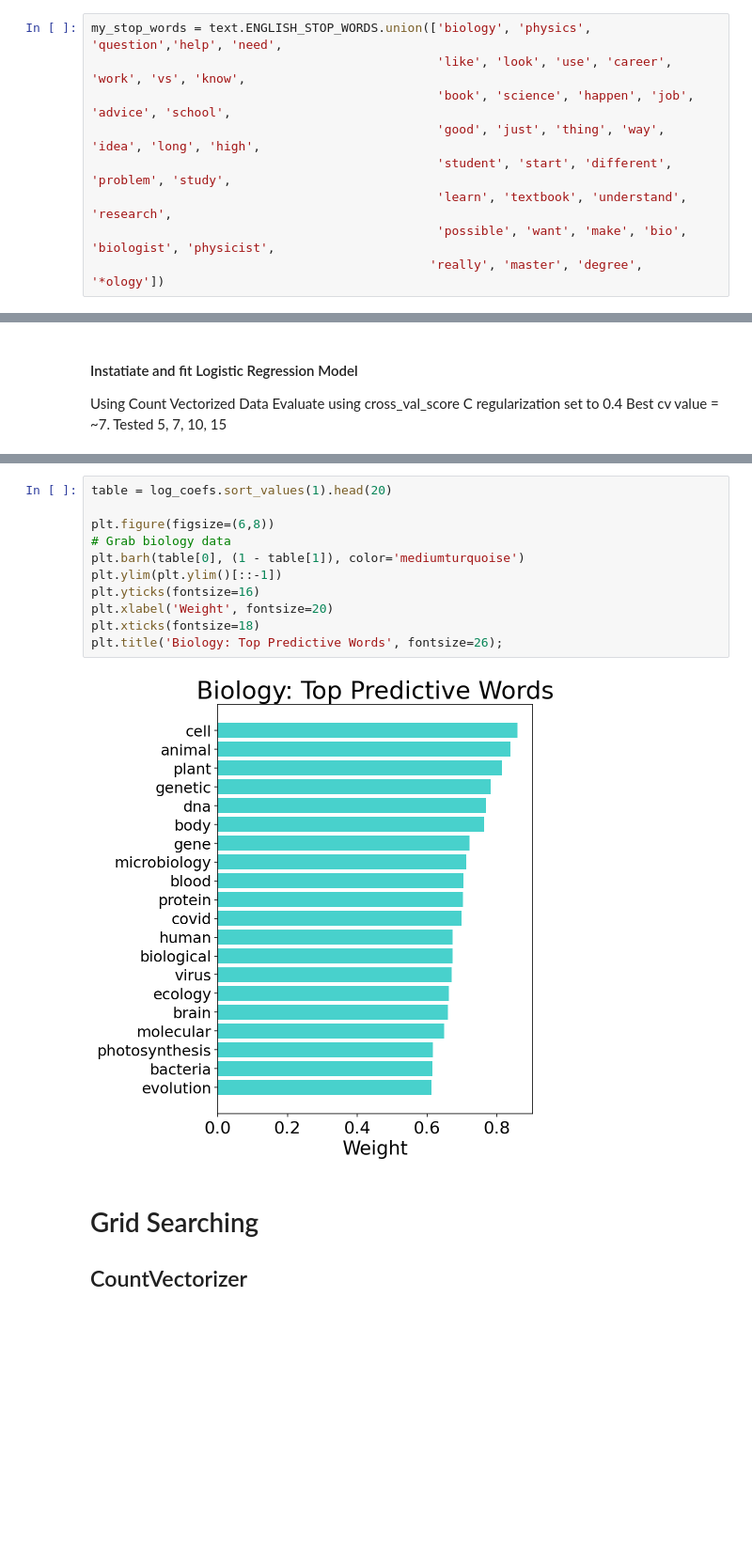
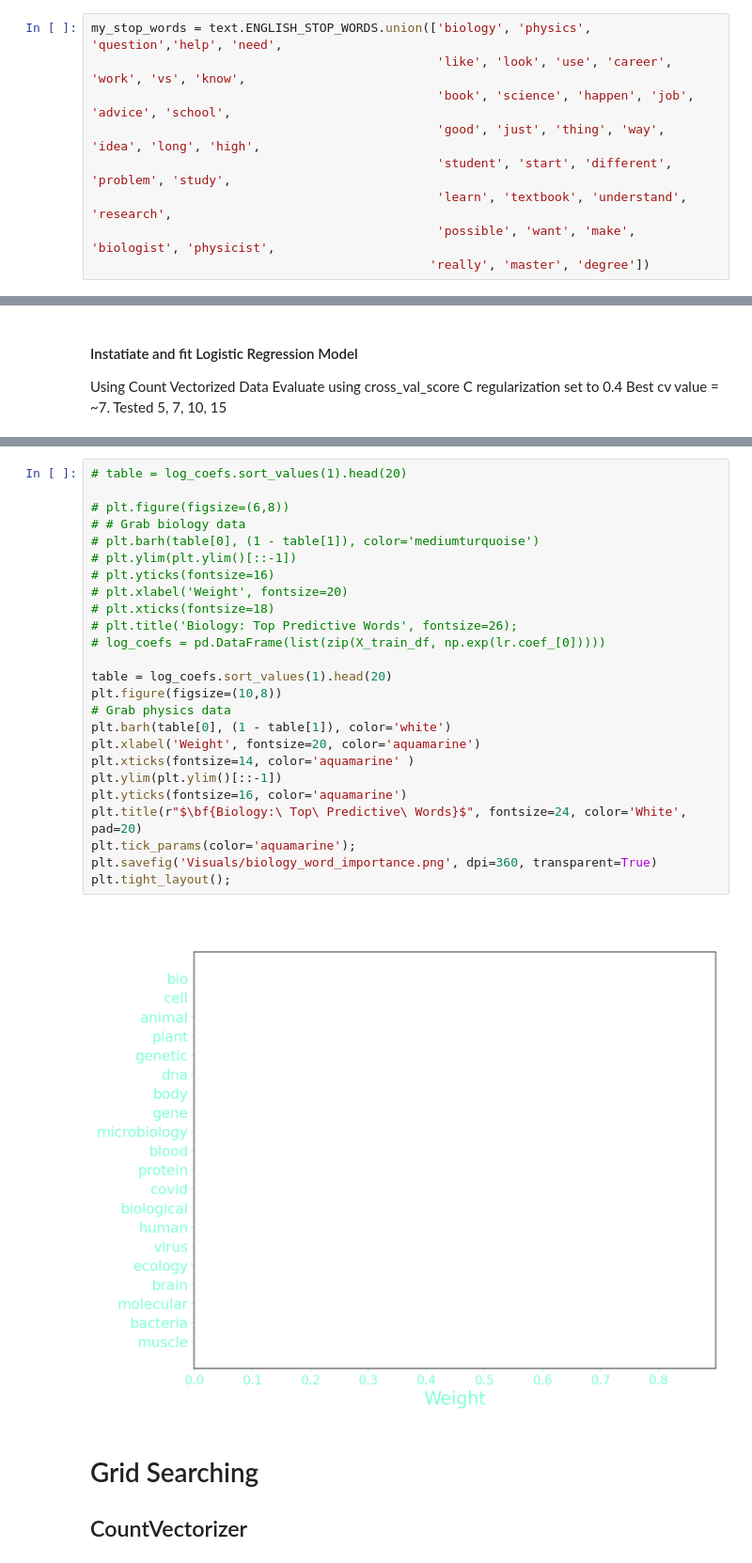
Before and after one commit to soulclimberchick/Publication-Topic-Classification, a Jupyter notebook: Code.ipynb, the cells around one changed output, grey strips where cells are left out. Shown at 94% size. Drawn from its saved outputs; the diff is of its cells as text; blank space fills up the shorter version.

```diff
--- a/Code.ipynb
+++ b/Code.ipynb
@@ -105,5 +102,5 @@ my_stop_words = text.ENGLISH_STOP_WORDS.union(['biology', 'physics', 'question',
                                                'good', 'just', 'thing', 'way', 'idea', 'long', 'high',
                                                'student', 'start', 'different', 'problem', 'study',
                                                'learn', 'textbook', 'understand', 'research',
-                                               'possible', 'want', 'make', 'bio', 'biologist', 'physicist',
-                                              'really', 'master', 'degree', '*ology'])
+                                               'possible', 'want', 'make', 'biologist', 'physicist',
+                                              'really', 'master', 'degree'])
@@ -216,16 +226,30 @@ Plot coefs
 # %%
+# table = log_coefs.sort_values(1).head(20)
+
+# plt.figure(figsize=(6,8))
+# # Grab biology data
+# plt.barh(table[0], (1 - table[1]), color='mediumturquoise')
+# plt.ylim(plt.ylim()[::-1])
+# plt.yticks(fontsize=16)
+# plt.xlabel('Weight', fontsize=20)
+# plt.xticks(fontsize=18)
+# plt.title('Biology: Top Predictive Words', fontsize=26);
+# log_coefs = pd.DataFrame(list(zip(X_train_df, np.exp(lr.coef_[0]))))
+
 table = log_coefs.sort_values(1).head(20)
-
-plt.figure(figsize=(6,8))
-# Grab biology data
-plt.barh(table[0], (1 - table[1]), color='mediumturquoise')
+plt.figure(figsize=(10,8))
+# Grab physics data
+plt.barh(table[0], (1 - table[1]), color='white')
+plt.xlabel('Weight', fontsize=20, color='aquamarine')
+plt.xticks(fontsize=14, color='aquamarine' )
 plt.ylim(plt.ylim()[::-1])
-plt.yticks(fontsize=16)
-plt.xlabel('Weight', fontsize=20)
-plt.xticks(fontsize=18)
-plt.title('Biology: Top Predictive Words', fontsize=26);
+plt.yticks(fontsize=16, color='aquamarine')
+plt.title(r"$\bf{Biology:\ Top\ Predictive\ Words}$", fontsize=24, color='White', pad=20)
+plt.tick_params(color='aquamarine');
+plt.savefig('Visuals/biology_word_importance.png', dpi=360, transparent=True)
+plt.tight_layout();
 # %% [output]
-[figure, old version]
+[figure, new version]
 # %% [markdown]
 # Grid Searching
 ## CountVectorizer
```
Also changed, not shown: parts of 51 cells of this notebook, 8 other files.
